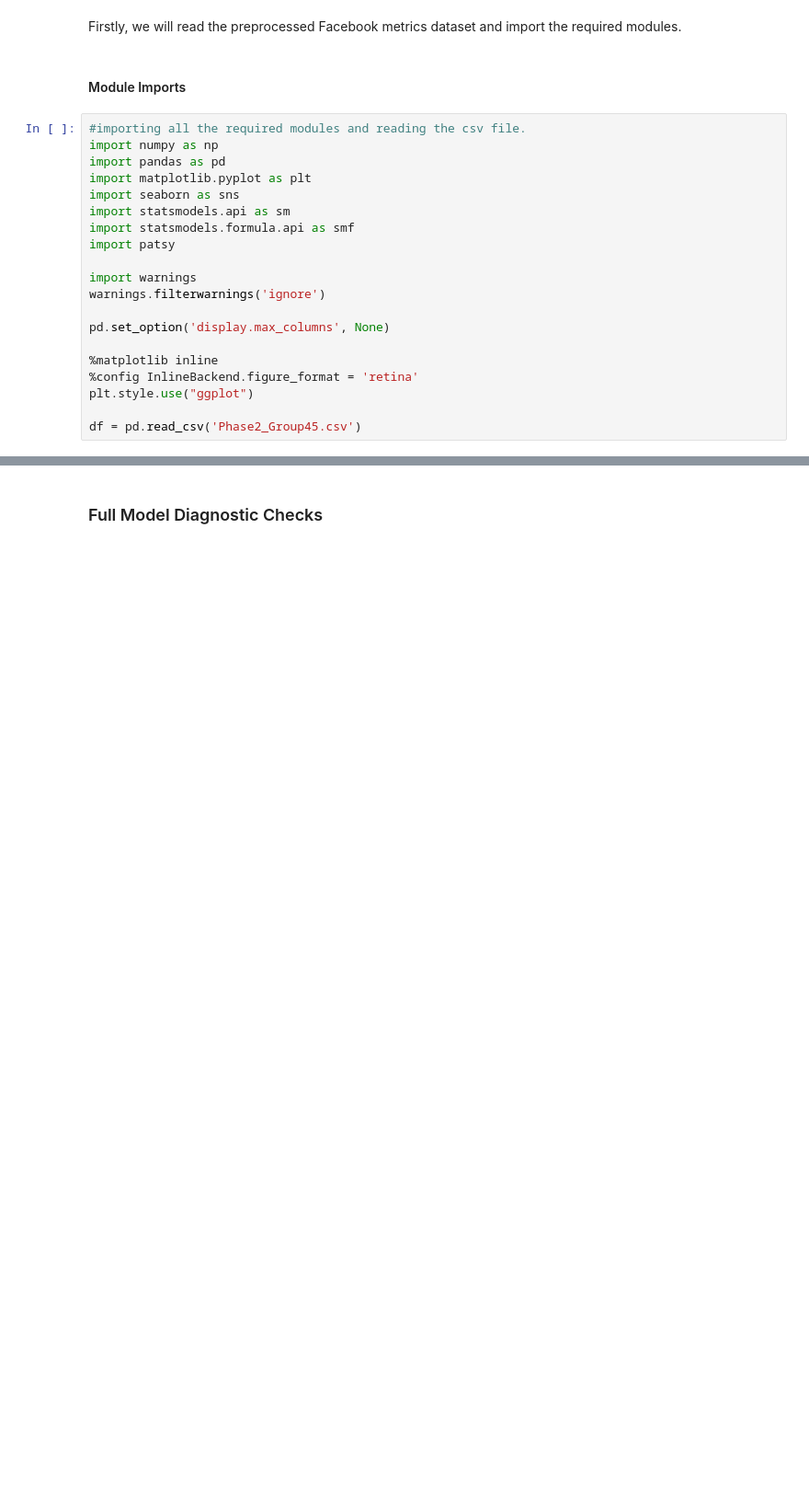
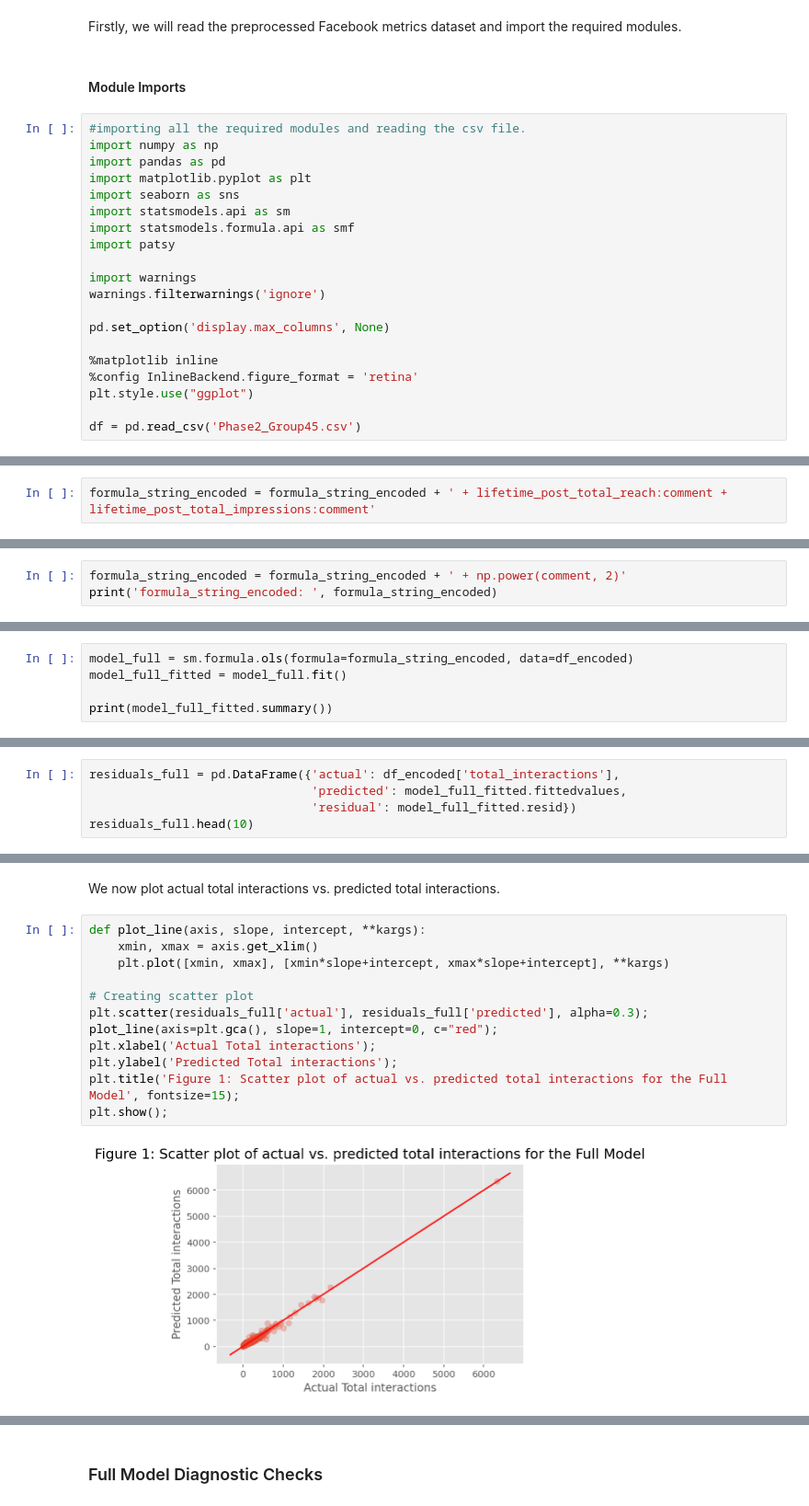
Before and after one commit to athul-tmp/Facebook-Metrics-Analysis, a Jupyter notebook: Phase 2.ipynb, the cells around one changed output, grey strips where cells are left out. Shown: that part at 92% size. Cells and saved outputs as stored; diff of their text form; blank space fills up the shorter version.

Commit message:
Full model completed

```diff
--- a/Phase 2.ipynb
+++ b/Phase 2.ipynb
@@ -151,0 +157,2 @@ formula_string_encoded:  total_interactions ~ page_total_likes + post_month + po
+# %%
+formula_string_encoded = formula_string_encoded + ' + lifetime_post_total_reach:comment + lifetime_post_total_impressions:comment'
@@ -151,0 +161,3 @@ formula_string_encoded:  total_interactions ~ page_total_likes + post_month + po
+# %%
+formula_string_encoded = formula_string_encoded + ' + np.power(comment, 2)'
+print('formula_string_encoded: ', formula_string_encoded)
@@ -151,0 +168,5 @@ formula_string_encoded:  total_interactions ~ page_total_likes + post_month + po
+# %%
+model_full = sm.formula.ols(formula=formula_string_encoded, data=df_encoded)
+model_full_fitted = model_full.fit()
+
+print(model_full_fitted.summary())
@@ -151,0 +196,5 @@ formula_string_encoded:  total_interactions ~ page_total_likes + post_month + po
+# %%
+residuals_full = pd.DataFrame({'actual': df_encoded['total_interactions'],
+                               'predicted': model_full_fitted.fittedvalues,
+                               'residual': model_full_fitted.resid})
+residuals_full.head(10)
@@ -151,0 +213,16 @@ formula_string_encoded:  total_interactions ~ page_total_likes + post_month + po
+# %% [markdown]
+We now plot actual total interactions vs. predicted total interactions.
+# %%
+def plot_line(axis, slope, intercept, **kargs):
+    xmin, xmax = axis.get_xlim()
+    plt.plot([xmin, xmax], [xmin*slope+intercept, xmax*slope+intercept], **kargs)
+
+# Creating scatter plot
+plt.scatter(residuals_full['actual'], residuals_full['predicted'], alpha=0.3);
+plot_line(axis=plt.gca(), slope=1, intercept=0, c="red");
+plt.xlabel('Actual Total interactions');
+plt.ylabel('Predicted Total interactions');
+plt.title('Figure 1: Scatter plot of actual vs. predicted total interactions for the Full Model', fontsize=15);
+plt.show();
+# %% [output]
+[figure, added]
```
Also changed, not shown: parts of 47 cells of this notebook, 1 other file.
